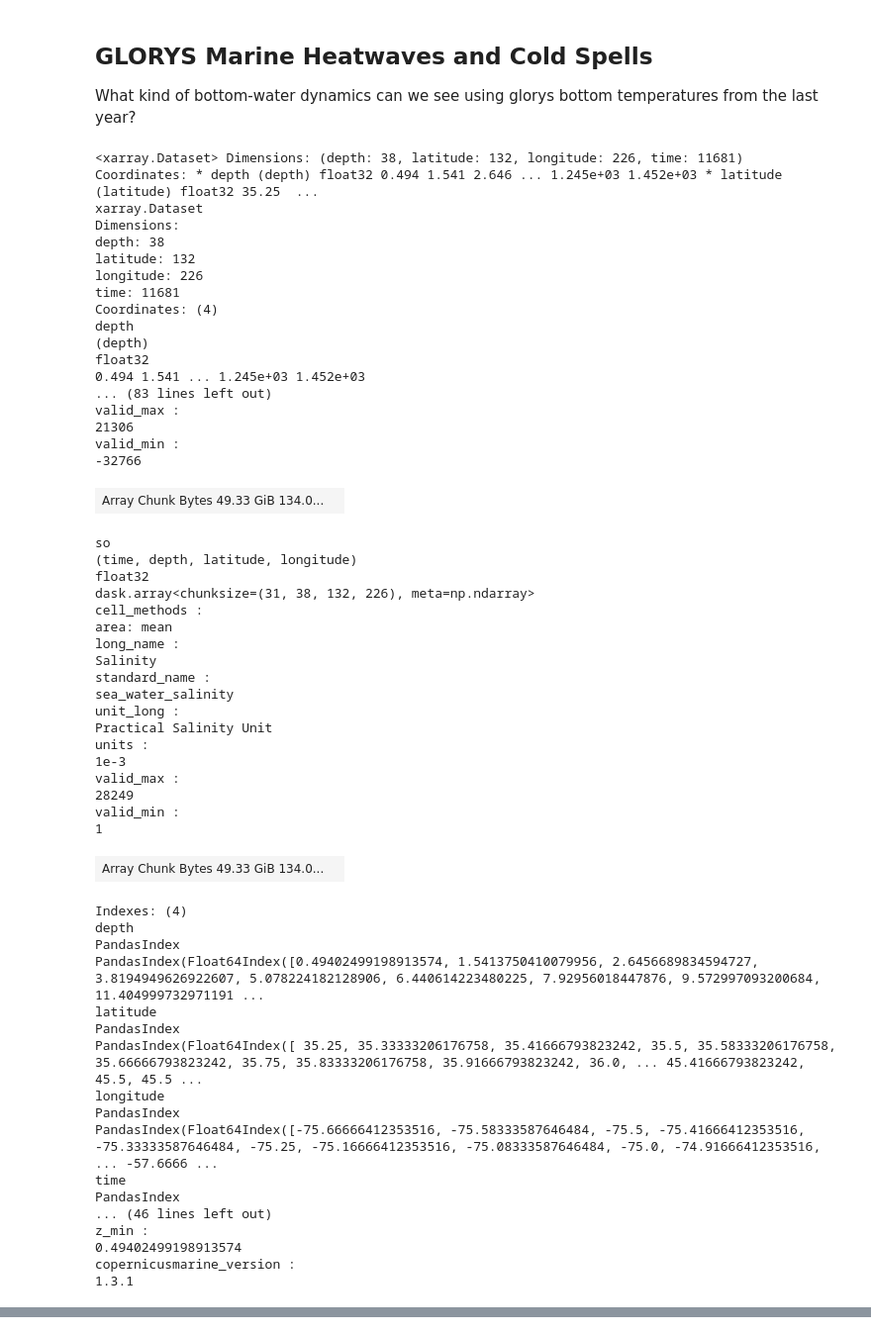
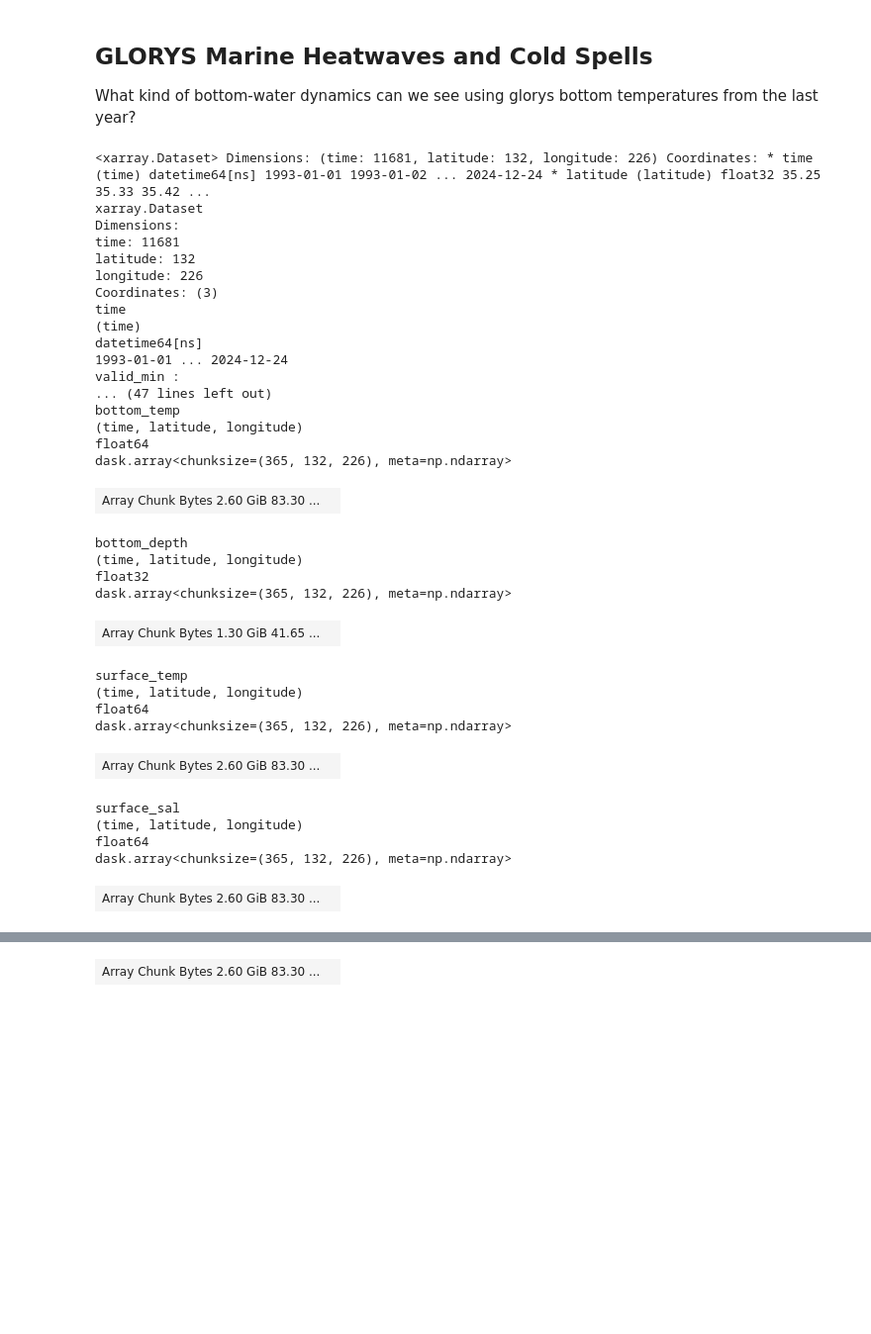
Before and after one commit to adamkemberling/glorys_northeast, a Jupyter notebook: py/glorys_extreme_events.ipynb, the cells around one changed output, grey strips where cells are left out. Shown at 99% size. Saved outputs shown, nothing was run; the diff lists cells and outputs as text; code cells hidden in the pictures; blank space fills up the shorter version.

```diff
--- a/py/glorys_extreme_events.ipynb
+++ b/py/glorys_extreme_events.ipynb
@@ -30,65 +30,44 @@ end_year = 2024
 # %%
 # Paths to Historical datasets that were regridded with cdo tools
 surfbot_files = glob.glob(f'{surfbot_path}CMEMS_Northeast_TempSal*.nc')
 monthly_files = glob.glob(f'{surfbot_monthly_path}CMEMS_Northeast_TempSal*.nc')
 #surfbot_files[0]
 
 # Paths to scenario datasets that were regridded with cdo tools
-surfbot_ds = xr.open_mfdataset(surfbot_files, combine = "by_coords", parallel = True)
+surfbot_ds = xr.open_mfdataset(surfbot_files, combine = "by_coords")
 #surfbot_monthly = xr.open_dataset(f"{surfbot_monthly_path}Northwest_Atlantic_Surface_Bottom_93to2022_anoms.nc")
 surfbot_ds
 # %% [output]
-<xarray.Dataset> Dimensions: (depth: 38, latitude: 132, longitude: 226, time: 11681) Coordinates: * depth (depth) float32 0.494 1.541 2.646 ... 1.245e+03 1.452e+03 * latitude (latitude) float32 35.25  ...
+<xarray.Dataset> Dimensions: (time: 11681, latitude: 132, longitude: 226) Coordinates: * time (time) datetime64[ns] 1993-01-01 1993-01-02 ... 2024-12-24 * latitude (latitude) float32 35.25 35.33 35.42 ...
 xarray.Dataset
 Dimensions:
-depth: 38
+time: 11681
 latitude: 132
 longitude: 226
-time: 11681
-Coordinates: (4)
-depth
-(depth)
-float32
-0.494 1.541 ... 1.245e+03 1.452e+03
-... (83 lines left out)
-valid_max :
-21306
+Coordinates: (3)
+time
+(time)
+datetime64[ns]
+1993-01-01 ... 2024-12-24
 valid_min :
--32766
+... (47 lines left out)
+bottom_temp
+(time, latitude, longitude)
+float64
+dask.array<chunksize=(365, 132, 226), meta=np.ndarray>
-| Array Chunk Bytes 49.33 GiB 134.0... |  |
+| Array Chunk Bytes 2.60 GiB 83.30 ... |  |
-so
-(time, depth, latitude, longitude)
+bottom_depth
+(time, latitude, longitude)
 float32
-dask.array<chunksize=(31, 38, 132, 226), meta=np.ndarray>
-cell_methods :
-area: mean
-long_name :
-Salinity
-standard_name :
-sea_water_salinity
-unit_long :
-Practical Salinity Unit
-units :
-1e-3
-valid_max :
-28249
-valid_min :
-1
+dask.array<chunksize=(365, 132, 226), meta=np.ndarray>
-| Array Chunk Bytes 49.33 GiB 134.0... |  |
+| Array Chunk Bytes 1.30 GiB 41.65 ... |  |
-Indexes: (4)
-depth
-PandasIndex
-PandasIndex(Float64Index([0.49402499198913574, 1.5413750410079956, 2.6456689834594727, 3.8194949626922607, 5.078224182128906, 6.440614223480225, 7.92956018447876, 9.572997093200684, 11.404999732971191 ...
-latitude
-PandasIndex
-PandasIndex(Float64Index([ 35.25, 35.33333206176758, 35.41666793823242, 35.5, 35.58333206176758, 35.66666793823242, 35.75, 35.83333206176758, 35.91666793823242, 36.0, ... 45.41666793823242, 45.5, 45.5 ...
-longitude
-PandasIndex
-PandasIndex(Float64Index([-75.66666412353516, -75.58333587646484, -75.5, -75.41666412353516, -75.33333587646484, -75.25, -75.16666412353516, -75.08333587646484, -75.0, -74.91666412353516, ... -57.6666 ...
-time
-PandasIndex
-... (46 lines left out)
-z_min :
-0.49402499198913574
-copernicusmarine_version :
-1.3.1
+surface_temp
+(time, latitude, longitude)
+float64
+dask.array<chunksize=(365, 132, 226), meta=np.ndarray>
+| Array Chunk Bytes 2.60 GiB 83.30 ... |  |
+surface_sal
+(time, latitude, longitude)
+float64
+dask.array<chunksize=(365, 132, 226), meta=np.ndarray>
+| Array Chunk Bytes 2.60 GiB 83.30 ... |  |
@@ -94,0 +78 @@ copernicusmarine_version :
+| Array Chunk Bytes 2.60 GiB 83.30 ... |  |
```
Also changed, not shown: parts of 16 cells of this notebook, 13 other files.
